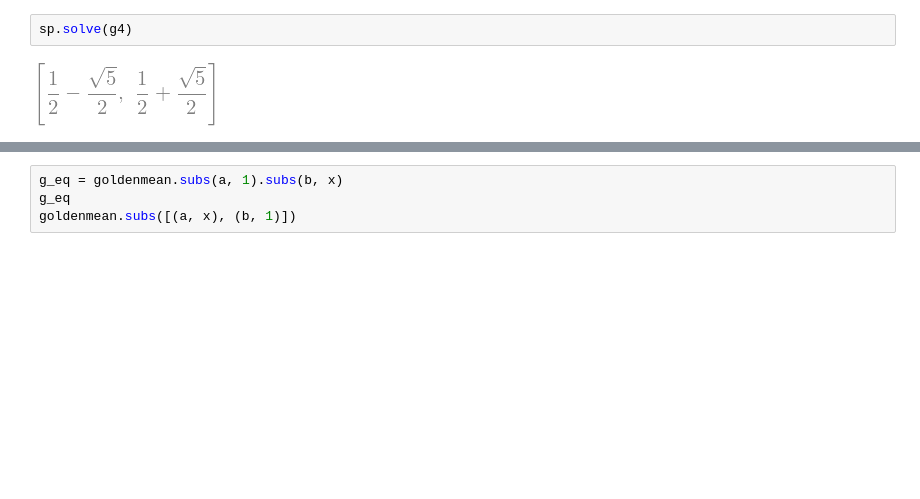
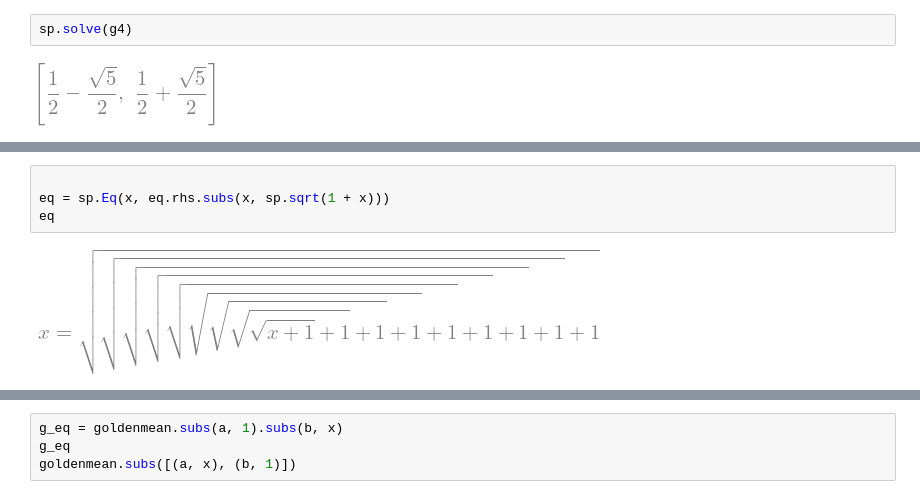
Before and after one commit to geometor/explorer-notebooks, a Jupyter notebook: golden.ipynb, the cells around one changed output, grey strips where cells are left out. Saved outputs shown, nothing was run; the diff lists cells and outputs as text; blank space fills up the shorter version.

```diff
--- a/golden.ipynb
+++ b/golden.ipynb
@@ -141,0 +162,6 @@ sp.solve(g4)
+# %%
+
+eq = sp.Eq(x, eq.rhs.subs(x, sp.sqrt(1 + x)))
+eq
+# %% [output]
+[figure, added]
```
Also changed, not shown: parts of 10 cells of this notebook, 12 other files.
